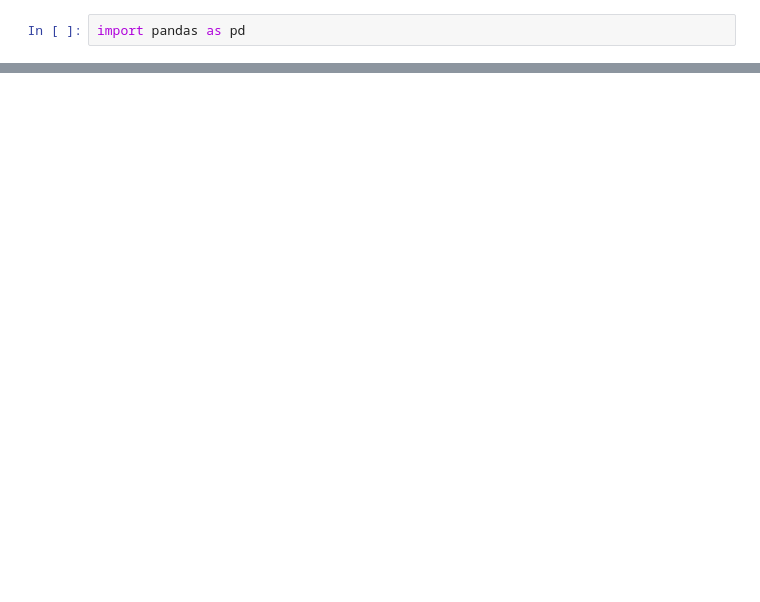
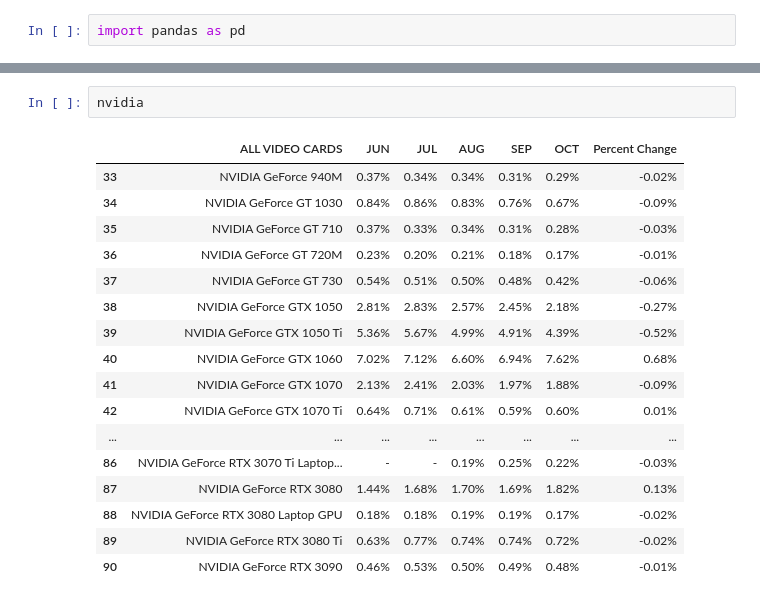
Before and after one commit to zchaikin/ics484, a Jupyter notebook: Untitled.ipynb, the cells around one changed output, grey strips where cells are left out. Drawn from its saved outputs; the diff is of its cells as text; blank space fills up the shorter version.

```diff
--- a/Untitled.ipynb
+++ b/Untitled.ipynb
@@ -15,0 +64,20 @@ FileNotFoundError: [Errno 2] No such file or directory: 'data/Steam Hardware & S
+# %%
+nvidia
+# %% [output]
+|  | ALL VIDEO CARDS | JUN | JUL | AUG | SEP | OCT | Percent Change |
+| 33 | NVIDIA GeForce 940M | 0.37% | 0.34% | 0.34% | 0.31% | 0.29% | -0.02% |
+| 34 | NVIDIA GeForce GT 1030 | 0.84% | 0.86% | 0.83% | 0.76% | 0.67% | -0.09% |
+| 35 | NVIDIA GeForce GT 710 | 0.37% | 0.33% | 0.34% | 0.31% | 0.28% | -0.03% |
+| 36 | NVIDIA GeForce GT 720M | 0.23% | 0.20% | 0.21% | 0.18% | 0.17% | -0.01% |
+| 37 | NVIDIA GeForce GT 730 | 0.54% | 0.51% | 0.50% | 0.48% | 0.42% | -0.06% |
+| 38 | NVIDIA GeForce GTX 1050 | 2.81% | 2.83% | 2.57% | 2.45% | 2.18% | -0.27% |
+| 39 | NVIDIA GeForce GTX 1050 Ti | 5.36% | 5.67% | 4.99% | 4.91% | 4.39% | -0.52% |
+| 40 | NVIDIA GeForce GTX 1060 | 7.02% | 7.12% | 6.60% | 6.94% | 7.62% | 0.68% |
+| 41 | NVIDIA GeForce GTX 1070 | 2.13% | 2.41% | 2.03% | 1.97% | 1.88% | -0.09% |
+| 42 | NVIDIA GeForce GTX 1070 Ti | 0.64% | 0.71% | 0.61% | 0.59% | 0.60% | 0.01% |
+| ... | ... | ... | ... | ... | ... | ... | ... |
+| 86 | NVIDIA GeForce RTX 3070 Ti Laptop... | - | - | 0.19% | 0.25% | 0.22% | -0.03% |
+| 87 | NVIDIA GeForce RTX 3080 | 1.44% | 1.68% | 1.70% | 1.69% | 1.82% | 0.13% |
+| 88 | NVIDIA GeForce RTX 3080 Laptop GPU | 0.18% | 0.18% | 0.19% | 0.19% | 0.17% | -0.02% |
+| 89 | NVIDIA GeForce RTX 3080 Ti | 0.63% | 0.77% | 0.74% | 0.74% | 0.72% | -0.02% |
+| 90 | NVIDIA GeForce RTX 3090 | 0.46% | 0.53% | 0.50% | 0.49% | 0.48% | -0.01% |
```
Also changed, not shown: parts of 4 cells of this notebook, 1 other file.
